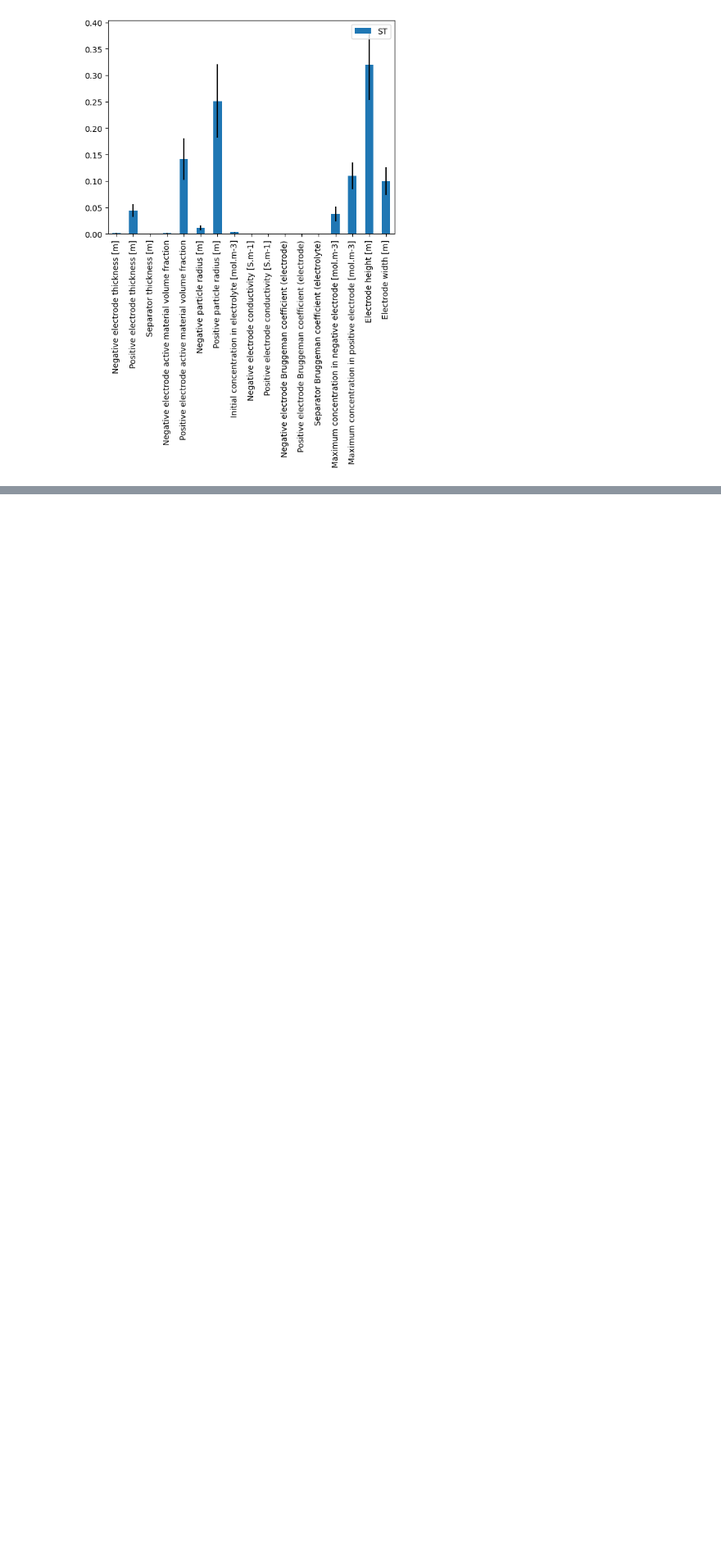
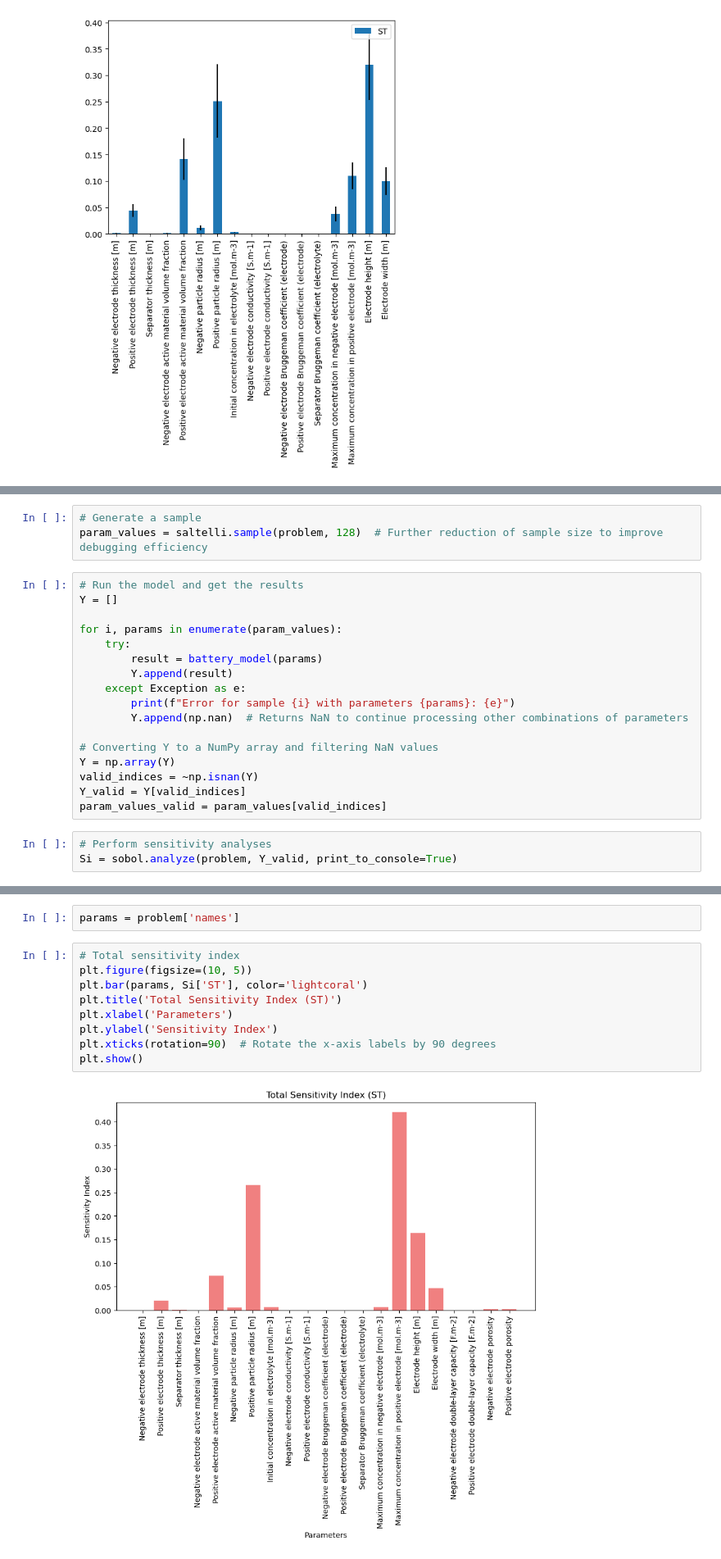
Before and after one commit to JerryOu10124/MA, a Jupyter notebook: Sen-test.ipynb, the cells around one changed output, grey strips where cells are left out. Shown at 82% size. Cells and saved outputs as stored; diff of their text form; blank space fills up the shorter version.

```diff
--- a/Sen-test.ipynb
+++ b/Sen-test.ipynb
@@ -243,0 +534,23 @@ plt.show()
+# %%
+# Generate a sample
+param_values = saltelli.sample(problem, 128)  # Further reduction of sample size to improve debugging efficiency
+# %%
+# Run the model and get the results
+Y = []
+
+for i, params in enumerate(param_values):
+    try:
+        result = battery_model(params)
+        Y.append(result)
+    except Exception as e:
+        print(f"Error for sample {i} with parameters {params}: {e}")
+        Y.append(np.nan)  # Returns NaN to continue processing other combinations of parameters
+
+# Converting Y to a NumPy array and filtering NaN values
+Y = np.array(Y)
+valid_indices = ~np.isnan(Y)
+Y_valid = Y[valid_indices]
+param_values_valid = param_values[valid_indices]
+# %%
+# Perform sensitivity analyses
+Si = sobol.analyze(problem, Y_valid, print_to_console=True)
@@ -243,0 +575,13 @@ plt.show()
+# %%
+params = problem['names']
+# %%
+# Total sensitivity index
+plt.figure(figsize=(10, 5))
+plt.bar(params, Si['ST'], color='lightcoral')
+plt.title('Total Sensitivity Index (ST)')
+plt.xlabel('Parameters')
+plt.ylabel('Sensitivity Index')
+plt.xticks(rotation=90)  # Rotate the x-axis labels by 90 degrees
+plt.show()
+# %% [output]
+[figure, added]
```
Also changed, not shown: parts of 36 cells of this notebook, 7 other files.
